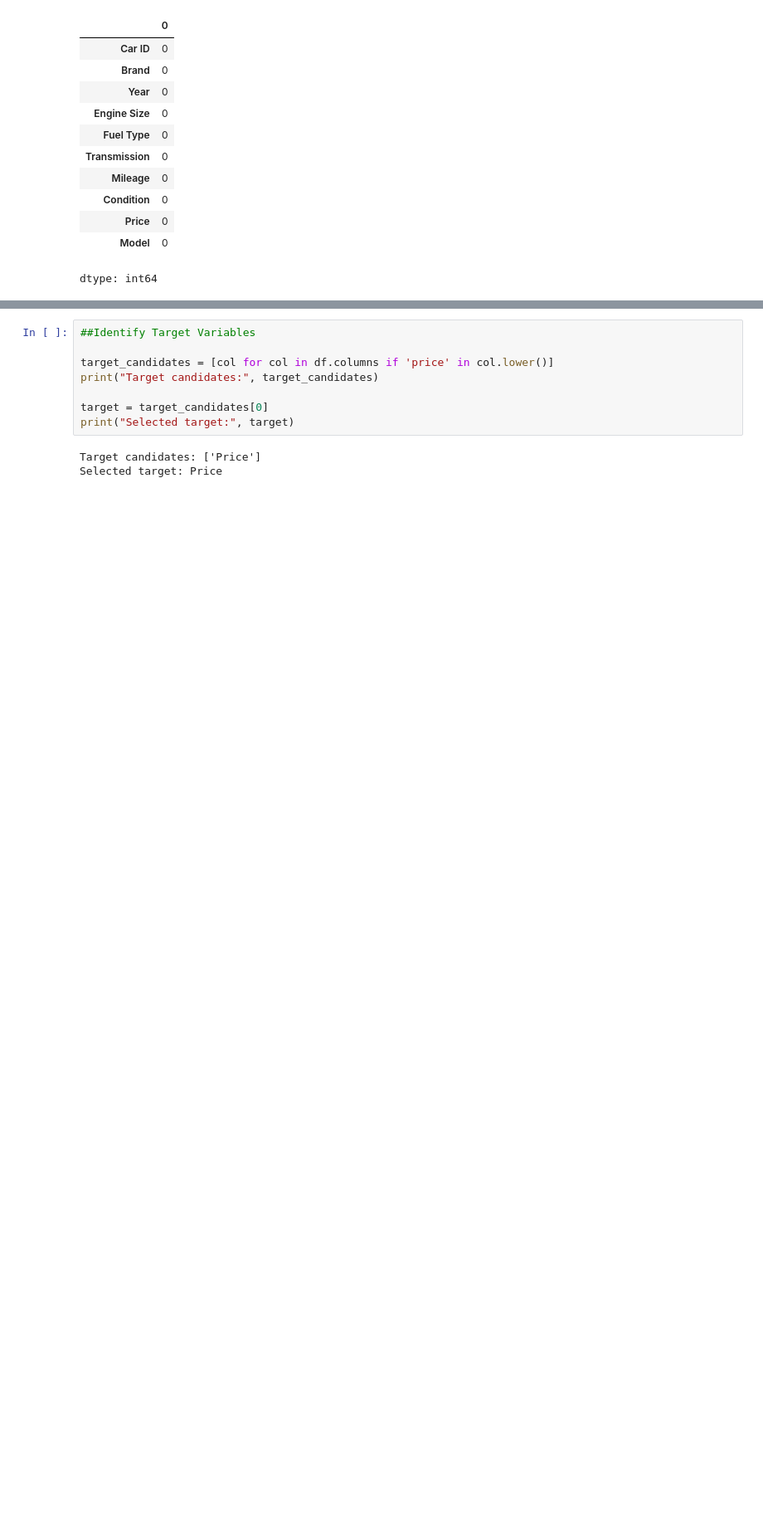
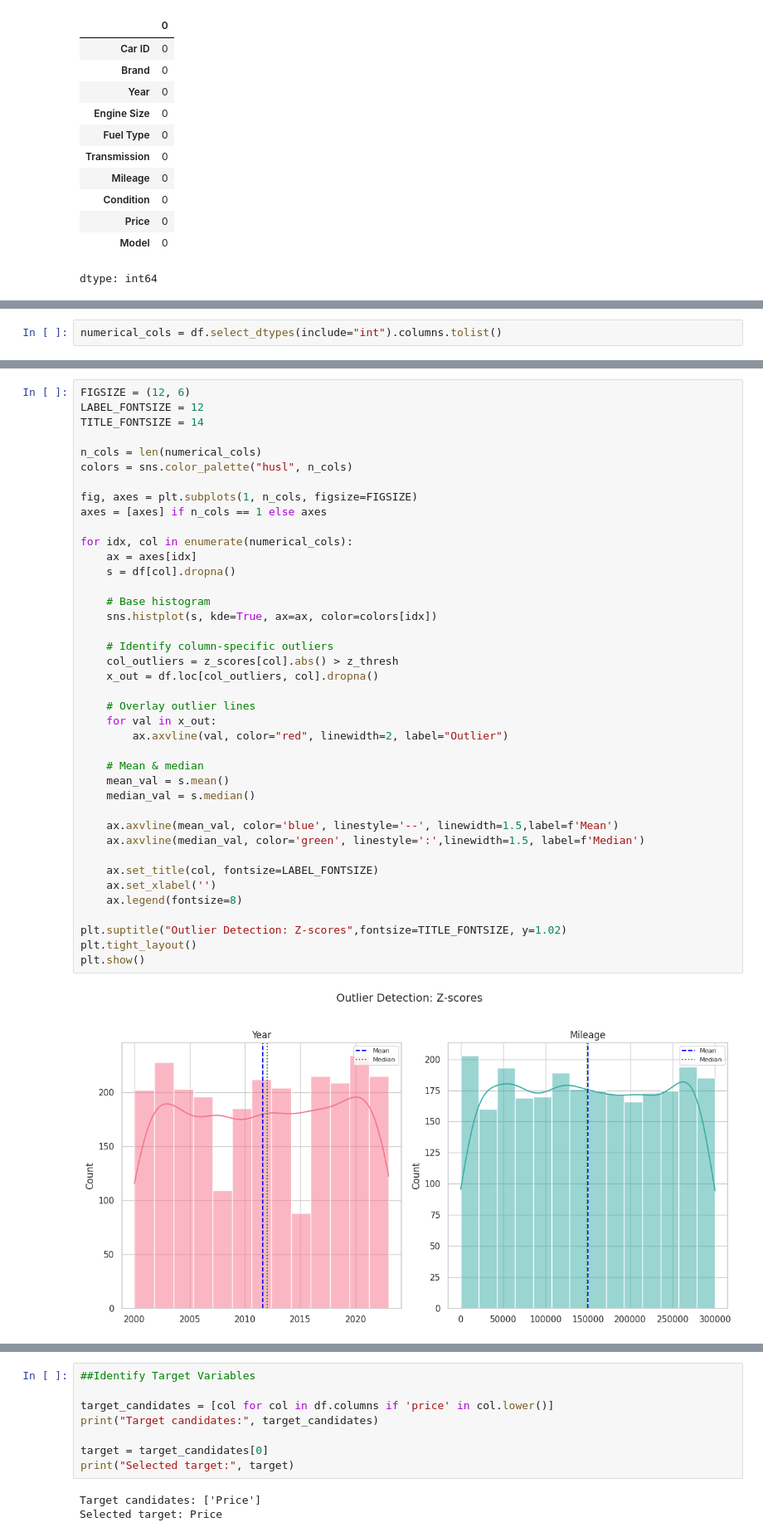
Before and after one commit to junaidkhan37/EVResalePricePrediction, a Jupyter notebook: EVPricePrediction.ipynb, the cells around one changed output, grey strips where cells are left out. Shown at 83% size. Saved outputs shown, nothing was run; the diff lists cells and outputs as text; blank space fills up the shorter version.

```diff
--- a/EVPricePrediction.ipynb
+++ b/EVPricePrediction.ipynb
@@ -110,0 +161,2 @@ dtype: int64
+# %%
+numerical_cols = df.select_dtypes(include="int").columns.tolist()
@@ -110,0 +168,42 @@ dtype: int64
+# %%
+FIGSIZE = (12, 6)
+LABEL_FONTSIZE = 12
+TITLE_FONTSIZE = 14
+
+n_cols = len(numerical_cols)
+colors = sns.color_palette("husl", n_cols)
+
+fig, axes = plt.subplots(1, n_cols, figsize=FIGSIZE)
+axes = [axes] if n_cols == 1 else axes
+
+for idx, col in enumerate(numerical_cols):
+    ax = axes[idx]
+    s = df[col].dropna()
+
+    # Base histogram
+    sns.histplot(s, kde=True, ax=ax, color=colors[idx])
+
+    # Identify column-specific outliers
+    col_outliers = z_scores[col].abs() > z_thresh
+    x_out = df.loc[col_outliers, col].dropna()
+
+    # Overlay outlier lines
+    for val in x_out:
+        ax.axvline(val, color="red", linewidth=2, label="Outlier")
+
+    # Mean & median
+    mean_val = s.mean()
+    median_val = s.median()
+
+    ax.axvline(mean_val, color='blue', linestyle='--', linewidth=1.5,label=f'Mean')
+    ax.axvline(median_val, color='green', linestyle=':',linewidth=1.5, label=f'Median')
+
+    ax.set_title(col, fontsize=LABEL_FONTSIZE)
+    ax.set_xlabel('')
+    ax.legend(fontsize=8)
+
+plt.suptitle("Outlier Detection: Z-scores",fontsize=TITLE_FONTSIZE, y=1.02)
+plt.tight_layout()
+plt.show()
+# %% [output]
+[figure, added]
```
Also changed, not shown: parts of 24 cells of this notebook.
